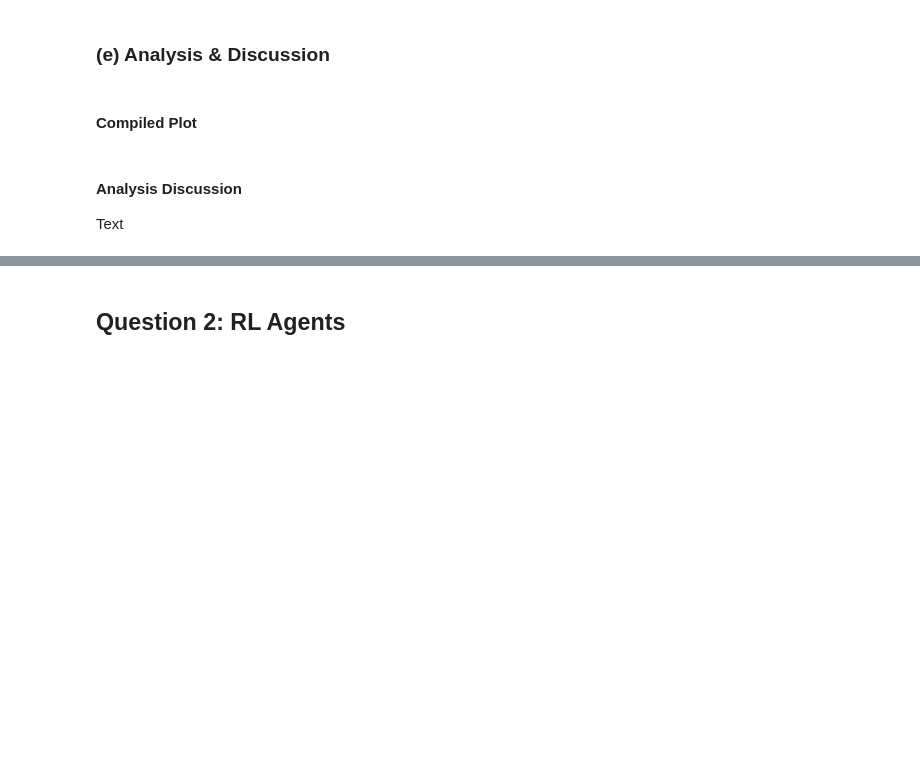
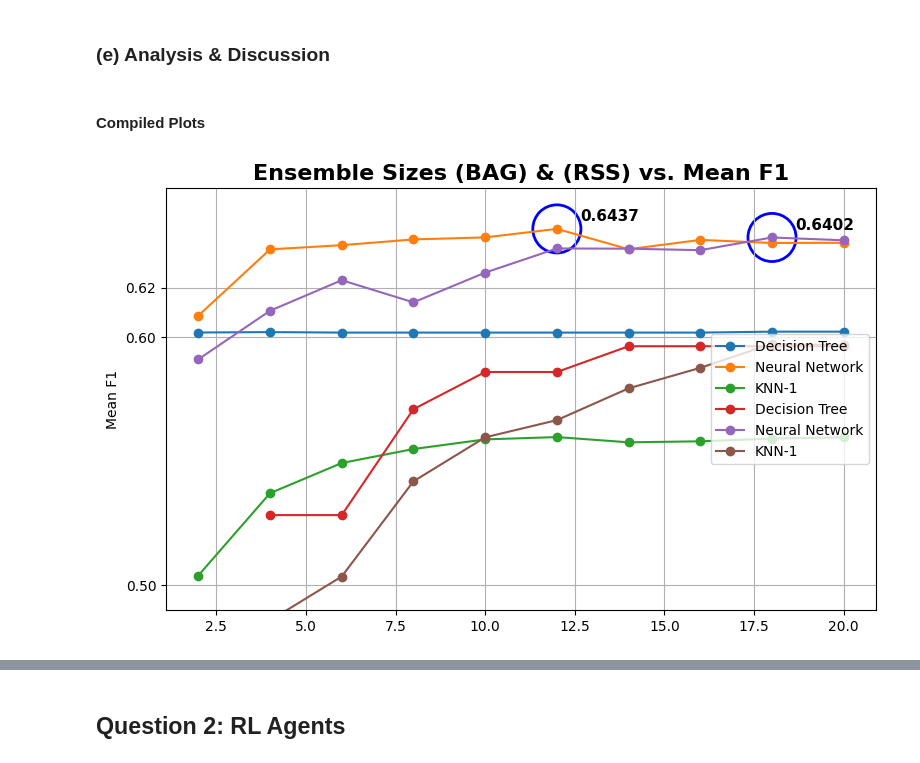
Before and after one commit to dandex200/COMP47490_Machine_Learning, a Jupyter notebook: Assignment_2/ML_A2.ipynb, the cells around one changed output, grey strips where cells are left out. Saved outputs shown, nothing was run; the diff lists cells and outputs as text; code cells hidden in the pictures; blank space fills up the shorter version.

```diff
--- a/Assignment_2/ML_A2.ipynb
+++ b/Assignment_2/ML_A2.ipynb
@@ -1110,8 +1110,37 @@ plt.show()
 # %% [markdown]
 ### (e) Analysis & Discussion
 # %% [markdown]
-#### Compiled Plot
+#### Compiled Plots
-# %% [markdown]
-#### Analysis Discussion
-
-Text
+# %%
+fig, ax = plt.subplots(figsize=(8, 5))
+
+#Plot Ensemble Size vs Mean F1 (Bagging)
+ax.plot(dtc_ensemble_sizes, dtc_mean_f1_bag, label='Decision Tree', marker='o')
+ax.plot(nn_ensemble_sizes, nn_mean_f1_bag, label='Neural Network', marker='o')
+ax.plot(knn_ensemble_sizes, knn_mean_f1_bag, label='KNN-1', marker='o')
+highest_samples_bag_score = (12, 0.6436582695010384)
+
+#Plot Ensemble Size vs Mean F1 (Random SS)
+ax.plot(dtc_random_ensemble_sizes, dtc_mean_f1_random, label='Decision Tree', marker='o')
+ax.plot(nn_random_ensemble_sizes, nn_mean_f1_random, label='Neural Network', marker='o')
+ax.plot(knn_random_ensemble_sizes, knn_mean_f1_random, label='KNN-1', marker='o')
+highest_samples_rss_score = (18, 0.6402049982786732)  #NN
+
+
+ax.set_ylabel('Mean F1')
+ax.set_title('Ensemble Sizes (BAG) & (RSS) vs. Mean F1', fontweight='bold', fontsize=16)
+yticks = [0.50, 0.60, 0.62]
+ax.set_yticks(yticks)
+ax.set_yticklabels([str(tick) for tick in yticks])
+ax.set_ylim(bottom=0.49, top=0.66)
+ax.yaxis.set_major_formatter(ScalarFormatter())
+ax.legend(loc='center right')
+ax.grid(True)
+plt.scatter(*highest_samples_bag_score, s=1200, facecolors='none', edgecolors='blue', linewidths=2,)
+plt.scatter(*highest_samples_rss_score, s=1200, facecolors='none', edgecolors='blue', linewidths=2,)
+for point in [highest_samples_bag_score, highest_samples_rss_score]:
+    plt.text(point[0] + 0.65, point[1] + 0.005, f'{point[1]:.4f}', fontsize=11, color='black', ha='left', va='center', fontweight='bold')
+plt.tight_layout()
+plt.show()
+# %% [output]
+[figure, added]
```
Also changed, not shown: parts of 9 cells of this notebook.
